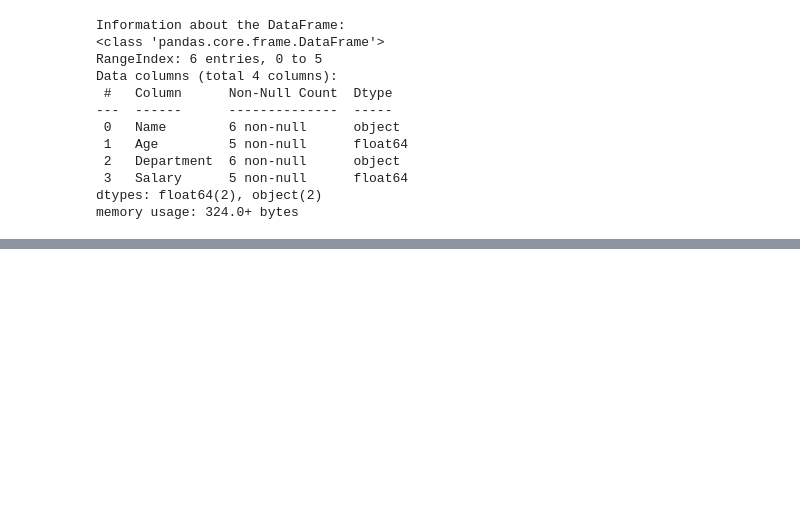
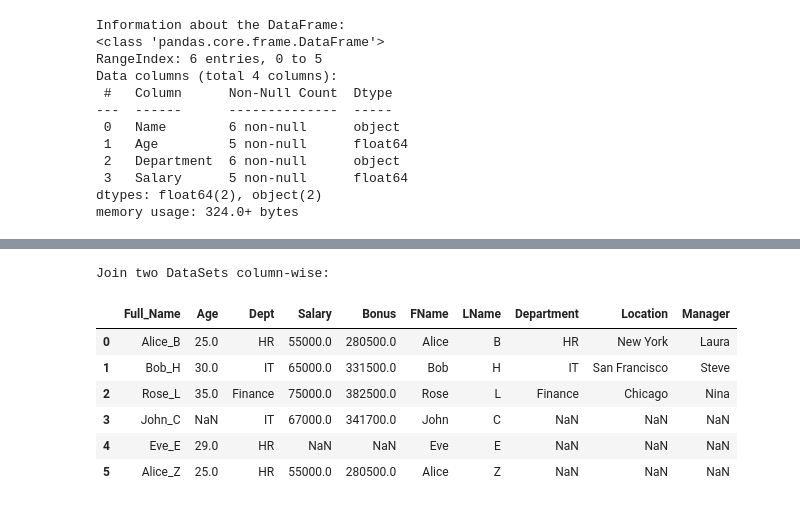
Before and after one commit to JRiyaz/data-science, a Jupyter notebook: module-1/pandas-2.ipynb, the cells around one changed output, grey strips where cells are left out. Drawn from its saved outputs; the diff is of its cells as text; code cells hidden in the pictures; blank space fills up the shorter version.

```diff
--- a/module-1/pandas-2.ipynb
+++ b/module-1/pandas-2.ipynb
@@ -202,0 +427,10 @@ df.describe()
+# %%
+# Invalid values and outliers
+
+# For this example, I'm updating -1 to salary column for 4th index to represent invalid values
+df.loc[4, "Salary"] = -1
+print("Dealing with Invalid values:")
+
+# Replace -1 values with NaN
+df["Salary"] = df["Salary"].apply(lambda x: np.nan if x == -1 else x)
+df
@@ -202,0 +527,14 @@ df.describe()
+# %%
+# Join two DataSets column-wise
+print("Join two DataSets column-wise:")
+pd.concat([df, dept_df], axis=1)  # axis=1 to join column-wise
+# As both the datasets have different columns, the missing values will be filled with NaN
+# %% [output]
+Join two DataSets column-wise:
+|  | Full_Name | Age | Dept | Salary | Bonus | FName | LName | Department | Location | Manager |
+| 0 | Alice_B | 25.0 | HR | 55000.0 | 280500.0 | Alice | B | HR | New York | Laura |
+| 1 | Bob_H | 30.0 | IT | 65000.0 | 331500.0 | Bob | H | IT | San Francisco | Steve |
+| 2 | Rose_L | 35.0 | Finance | 75000.0 | 382500.0 | Rose | L | Finance | Chicago | Nina |
+| 3 | John_C | NaN | IT | 67000.0 | 341700.0 | John | C | NaN | NaN | NaN |
+| 4 | Eve_E | 29.0 | HR | NaN | NaN | Eve | E | NaN | NaN | NaN |
+| 5 | Alice_Z | 25.0 | HR | 55000.0 | 280500.0 | Alice | Z | NaN | NaN | NaN |
```
Also changed, not shown: parts of 37 cells of this notebook, 1 other file.
